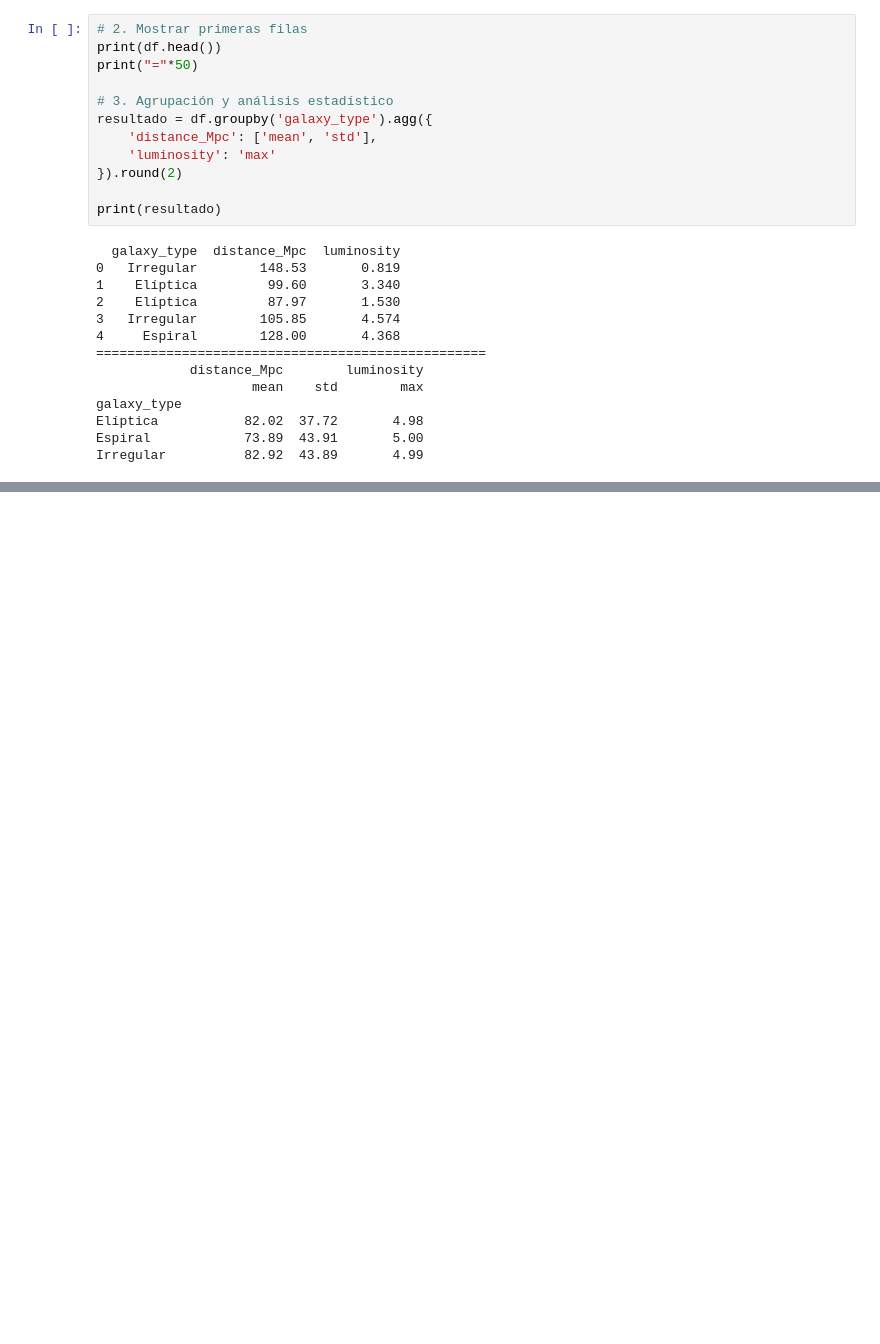
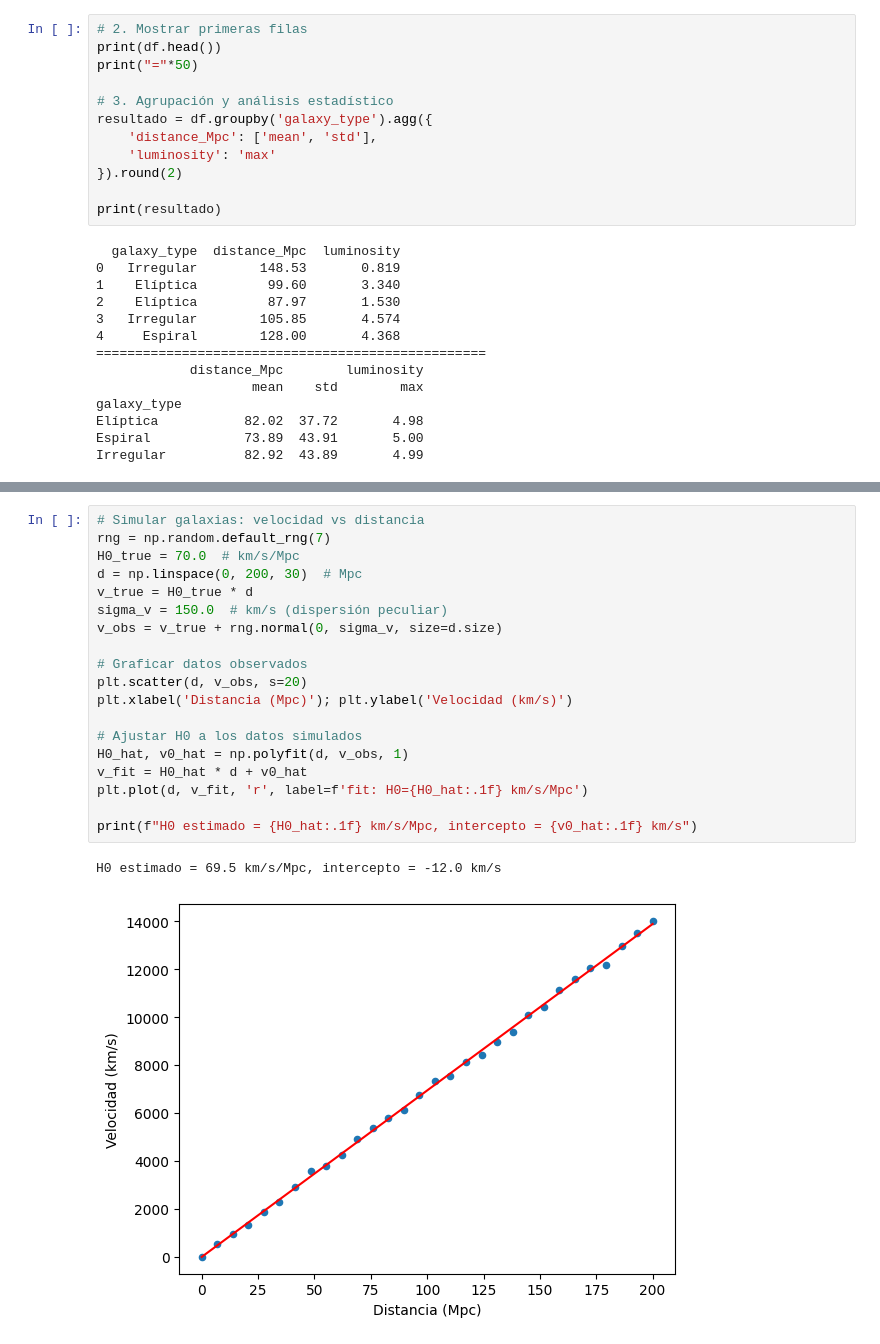
Before and after one commit to jperaltac/pcfi161, a Jupyter notebook: lectures/Test.ipynb, the cells around one changed output, grey strips where cells are left out. Drawn from its saved outputs; the diff is of its cells as text; blank space fills up the shorter version.

```diff
--- a/lectures/Test.ipynb
+++ b/lectures/Test.ipynb
@@ -1108,0 +1257,22 @@ Irregular          82.92  43.89       4.99
+# %%
+# Simular galaxias: velocidad vs distancia
+rng = np.random.default_rng(7)
+H0_true = 70.0  # km/s/Mpc
+d = np.linspace(0, 200, 30)  # Mpc
+v_true = H0_true * d
+sigma_v = 150.0  # km/s (dispersión peculiar)
+v_obs = v_true + rng.normal(0, sigma_v, size=d.size)
+
+# Graficar datos observados
+plt.scatter(d, v_obs, s=20)
+plt.xlabel('Distancia (Mpc)'); plt.ylabel('Velocidad (km/s)')
+
+# Ajustar H0 a los datos simulados
+H0_hat, v0_hat = np.polyfit(d, v_obs, 1)
+v_fit = H0_hat * d + v0_hat
+plt.plot(d, v_fit, 'r', label=f'fit: H0={H0_hat:.1f} km/s/Mpc')
+
+print(f"H0 estimado = {H0_hat:.1f} km/s/Mpc, intercepto = {v0_hat:.1f} km/s")
+# %% [output]
+H0 estimado = 69.5 km/s/Mpc, intercepto = -12.0 km/s
+[figure, added]
```
Also changed, not shown: parts of 36 cells of this notebook, 13 other files.
